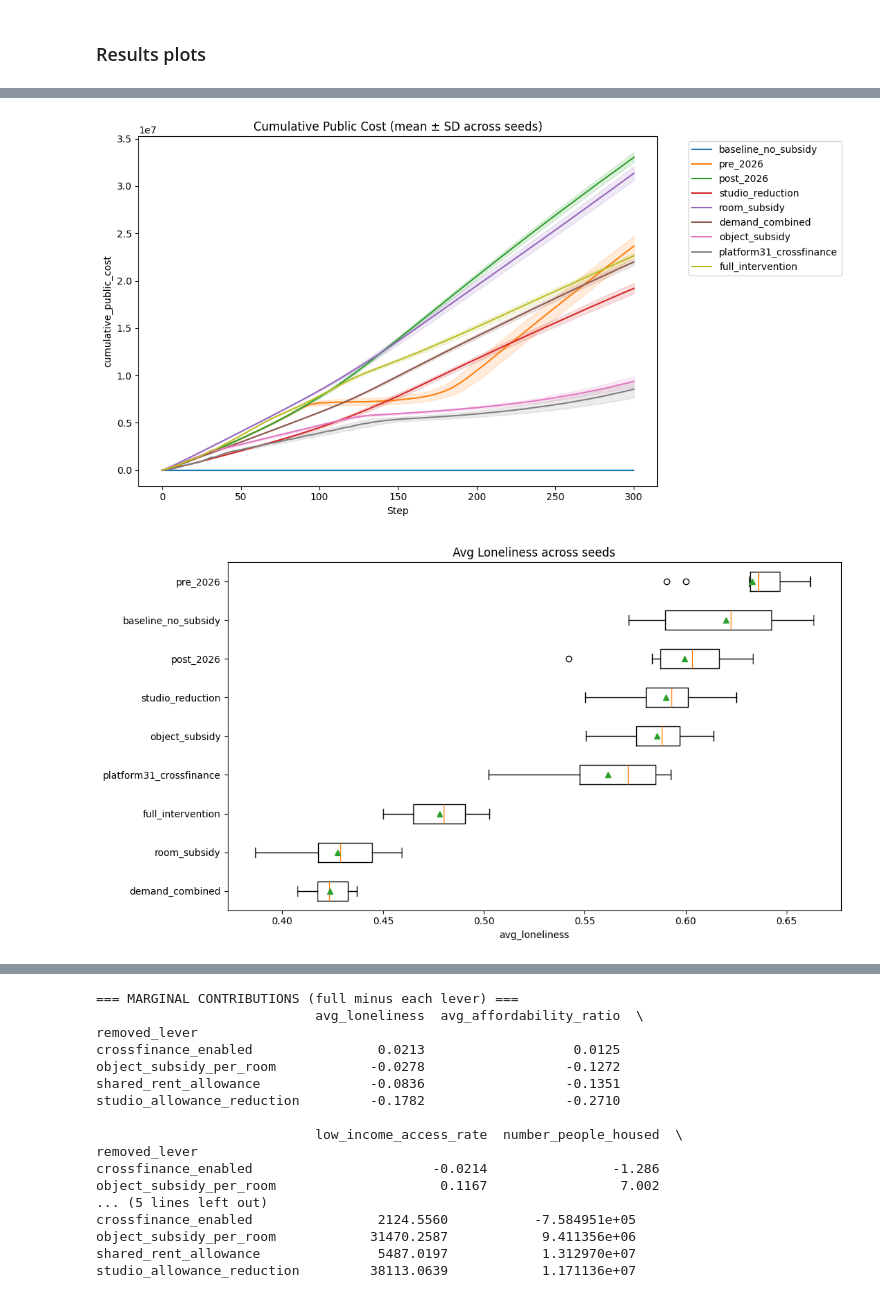
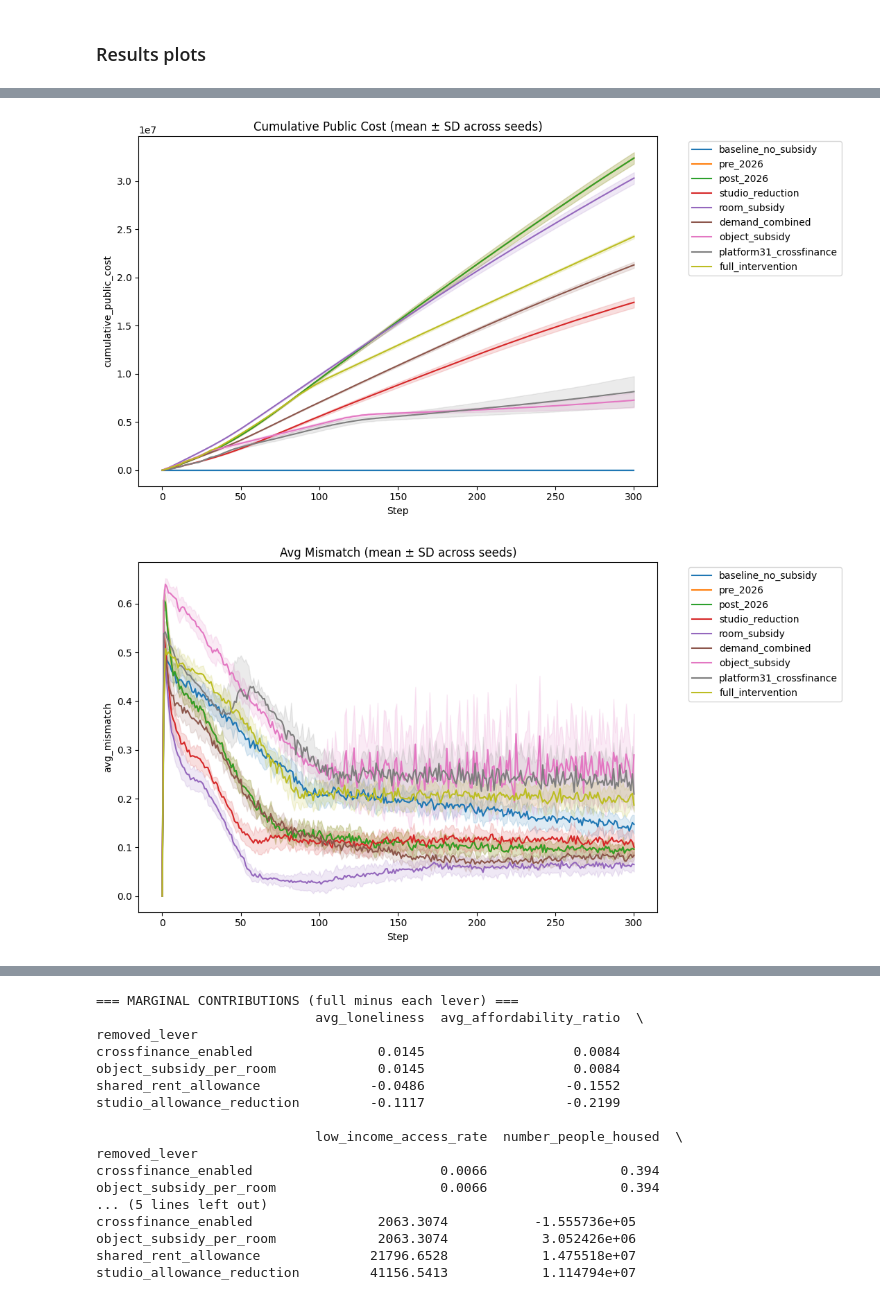
Before and after one commit to atomicaditya/CBP2_Shared_Housing_Model, a Jupyter notebook: trial.ipynb, the cells around one changed output, grey strips where cells are left out. Cells and saved outputs as stored; diff of their text form; code cells hidden in the pictures.

Commit message:
Last changes to students utility parameters

```diff
--- a/trial.ipynb
+++ b/trial.ipynb
@@ -109,7 +109,7 @@ class StudentAgent(mesa.Agent):
     - loneliness evolves from mismatch, isolation, and financial stress
     - time_pressure represents urgency to settle quickly — an agent under high time
       pressure is slightly more willing to accept a studio because they need housing
-      now and can't afford to wait for a shared option to become available
+      now and can't afford to wait for a shared option to become available -> Anna: I do not agree with this, I changed this below in the utility
     """
 
     def __init__(
@@ -294,16 +294,16 @@ class StudentAgent(mesa.Agent):
 
     def utility_studio(self, cost: float) -> float:
         affordability = -cost / max(self.income, 1.0)
-        preference_fit = 0.5 if self.housing_preference == "studio" else -0.3
-        privacy_benefit = self.privacy_pref
-        social_penalty = -0.8 * self.social_need
+        preference_fit = 0.8 if self.housing_preference == "studio" else -0.6
+        privacy_benefit = 0.6 * self.privacy_pref
+        social_penalty = -0.6 * self.social_need
         scarcity_penalty = -0.20 * self.model.scarcity_studio
         time_bonus = 0.10 * self.time_pressure
 
         return (
-            1.25 * affordability
+            1.25 * np.tanh(affordability * 3)
             + preference_fit
-            + 0.8 * privacy_benefit
+            + privacy_benefit
             + social_penalty
             + scarcity_penalty
             + time_bonus
@@ -311,14 +311,14 @@ class StudentAgent(mesa.Agent):
 
     def utility_shared(self, cost: float) -> float:
         affordability = -cost / max(self.income, 1.0)
-        preference_fit = 0.5 if self.housing_preference == "shared" else -0.3
-        social_benefit = self.social_need
-        privacy_penalty = -0.7 * self.privacy_pref
+        preference_fit = 0.8 if self.housing_preference == "shared" else -0.6
+        social_benefit = 0.6 * self.social_need
+        privacy_penalty = -0.6 * self.privacy_pref
         scarcity_penalty = -0.20 * self.model.scarcity_shared
         coordination_penalty = -0.08 * self.time_pressure
 
         return (
-            1.25 * affordability
+            1.25 * np.tanh(affordability * 3)
             + preference_fit
             + social_benefit
             + privacy_penalty
@@ -1169,7 +1169,7 @@ def scenario_dict() -> dict[str, dict[str, Any]]:
             "shared_rent_allowance": 0,
             "object_subsidy_per_room": 40000,
             "budget_cap_per_year": 500000,  # midpoint of cross-finance implied range (144k–200k)
-            "construction_lag_ticks": 24,
+            # "construction_lag_ticks": 24,
             "crossfinance_enabled": False,
         },
 
@@ -1178,7 +1178,7 @@ def scenario_dict() -> dict[str, dict[str, Any]]:
             "studio_allowance_reduction": 150,
             "shared_rent_allowance": 0,
             "object_subsidy_per_room": 40000,
-            "construction_lag_ticks": 24,
+            # "construction_lag_ticks": 24,
             "crossfinance_enabled": True,
         },
 
@@ -1187,7 +1187,7 @@ def scenario_dict() -> dict[str, dict[str, Any]]:
             "studio_allowance_reduction": 150,
             "shared_rent_allowance": 200,
             "object_subsidy_per_room": 40000,
-            "construction_lag_ticks": 24,
+            # "construction_lag_ticks": 24,
             "crossfinance_enabled": True,
         },
     }
@@ -1541,7 +1541,7 @@ full_intervention                            True
 ### Results plots
 # %%
 # (b) Trajectory bands (mean ± SD across seeds)
-for outcome in ["avg_loneliness", "avg_affordability_ratio", "low_income_access_rate", "studio_rent", "shared_rent", "subsidy_spent_this_year", "cumulative_public_cost"]:
+for outcome in ["avg_loneliness", "avg_affordability_ratio", "low_income_access_rate", "studio_rent", "shared_rent", "subsidy_spent_this_year", "cumulative_public_cost", "avg_mismatch"]:
     plot_trajectory_band(trajectories, outcome=outcome)
 
 # Spread of the headline outcome across seeds
@@ -1567,2 +1567,2 @@ print(marginal_contributions(ablation_tidy).round(4))
-[figure, old version]
+[figure, new version]
-[figure, old version]
+[figure, new version]
@@ -1569,20 +1570,20 @@ print(marginal_contributions(ablation_tidy).round(4))
 === MARGINAL CONTRIBUTIONS (full minus each lever) ===
                             avg_loneliness  avg_affordability_ratio  \
 removed_lever
-crossfinance_enabled                0.0213                   0.0125
-object_subsidy_per_room            -0.0278                  -0.1272
-shared_rent_allowance              -0.0836                  -0.1351
-studio_allowance_reduction         -0.1782                  -0.2710
+crossfinance_enabled                0.0145                   0.0084
+object_subsidy_per_room             0.0145                   0.0084
+shared_rent_allowance              -0.0486                  -0.1552
+studio_allowance_reduction         -0.1117                  -0.2199
 
                             low_income_access_rate  number_people_housed  \
 removed_lever
-crossfinance_enabled                       -0.0214                -1.286
-object_subsidy_per_room                     0.1167                 7.002
+crossfinance_enabled                        0.0066                 0.394
+object_subsidy_per_room                     0.0066                 0.394
 ... (5 lines left out)
-crossfinance_enabled                2124.5560           -7.584951e+05
-object_subsidy_per_room            31470.2587            9.411356e+06
-shared_rent_allowance               5487.0197            1.312970e+07
-studio_allowance_reduction         38113.0639            1.171136e+07
+crossfinance_enabled                2063.3074           -1.555736e+05
+object_subsidy_per_room             2063.3074            3.052426e+06
+shared_rent_allowance              21796.6528            1.475518e+07
+studio_allowance_reduction         41156.5413            1.114794e+07
 # %%
 for outcome in ["scarcity_studio", "scarcity_shared"]:
     plot_trajectory_band(
```
Also changed, not shown: parts of 4 cells of this notebook.
